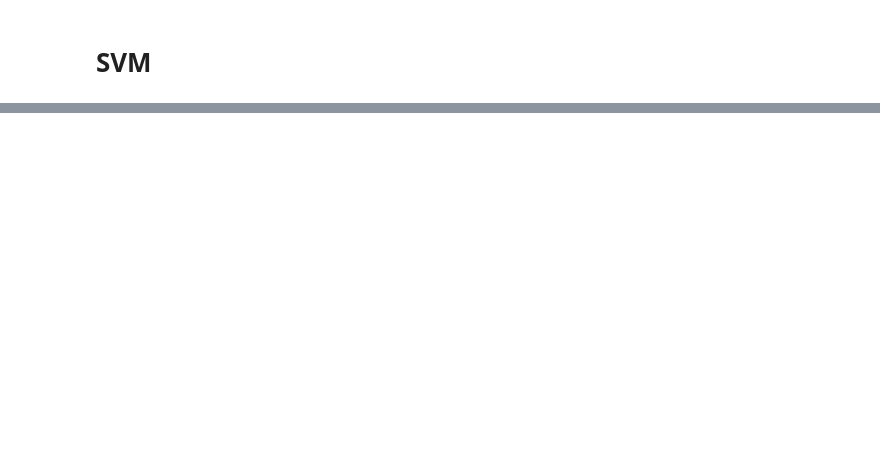
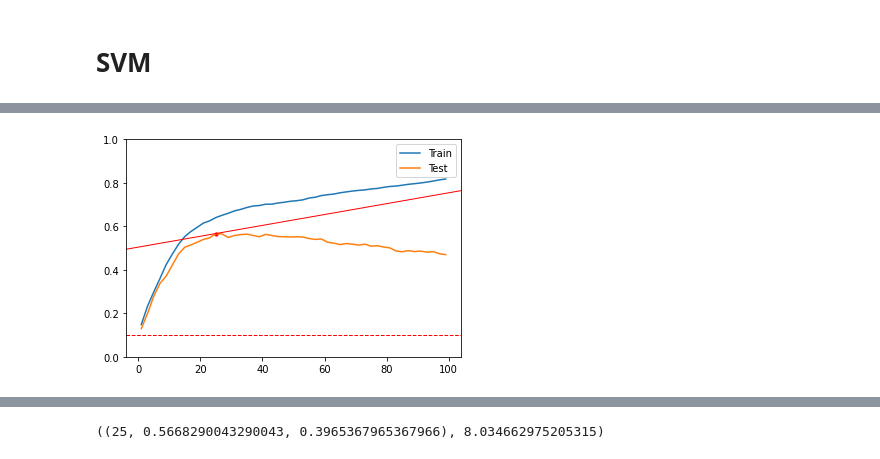
Before and after one commit to elmeunick9/TFG, a Jupyter notebook: Lab/Multi/svm-multi.ipynb, the cells around one changed output, grey strips where cells are left out. Cells and saved outputs as stored; diff of their text form; code cells hidden in the pictures; blank space fills up the shorter version.

```diff
--- a/Lab/Multi/svm-multi.ipynb
+++ b/Lab/Multi/svm-multi.ipynb
@@ -88,6 +113,6 @@ __main__.RANDOM_SELECTION - 00:00:08.148593400
 # %%
 @time_func
-def SVM_RFE(step, C = 0.5, w1 = [0.8, 0.2]):
+def SVM_RFE_MULTI(step, C = 1, w1 = [0.8, 0.2]):
     data.kernel = 'liblinear'
     data.kernel_matrix = 'linear'
     data.C = C
@@ -103,7 +128,8 @@ def SVM_RFE(step, C = 0.5, w1 = [0.8, 0.2]):
 
     train_scores = mean_of_arrays({i: x[0] for i, x in enumerate(scores)})
     test_scores  = mean_of_arrays({i: x[1] for i, x in enumerate(scores)})
-    points       = mean_of_arrays({i: x[2] for i, x in enumerate(scores)})
+    #points       = mean_of_arrays({i: x[2] for i, x in enumerate(scores)})
+    points = {}
     time         = np.mean([x[3] for x in scores])
     tvar         = np.var([x[3] for x in scores])
 
@@ -118,0 +145,4 @@ __main__.SVM_RFE - 00:00:19.754051100
+# %%
+SVM_RFE_MULTI(2)
+# %% [output]
+[figure, added]
@@ -118,0 +151 @@ __main__.SVM_RFE - 00:00:19.754051100
+((25, 0.5668290043290043, 0.3965367965367966), 8.034662975205315)
```
Also changed, not shown: parts of 6 cells of this notebook, 47 other files.
